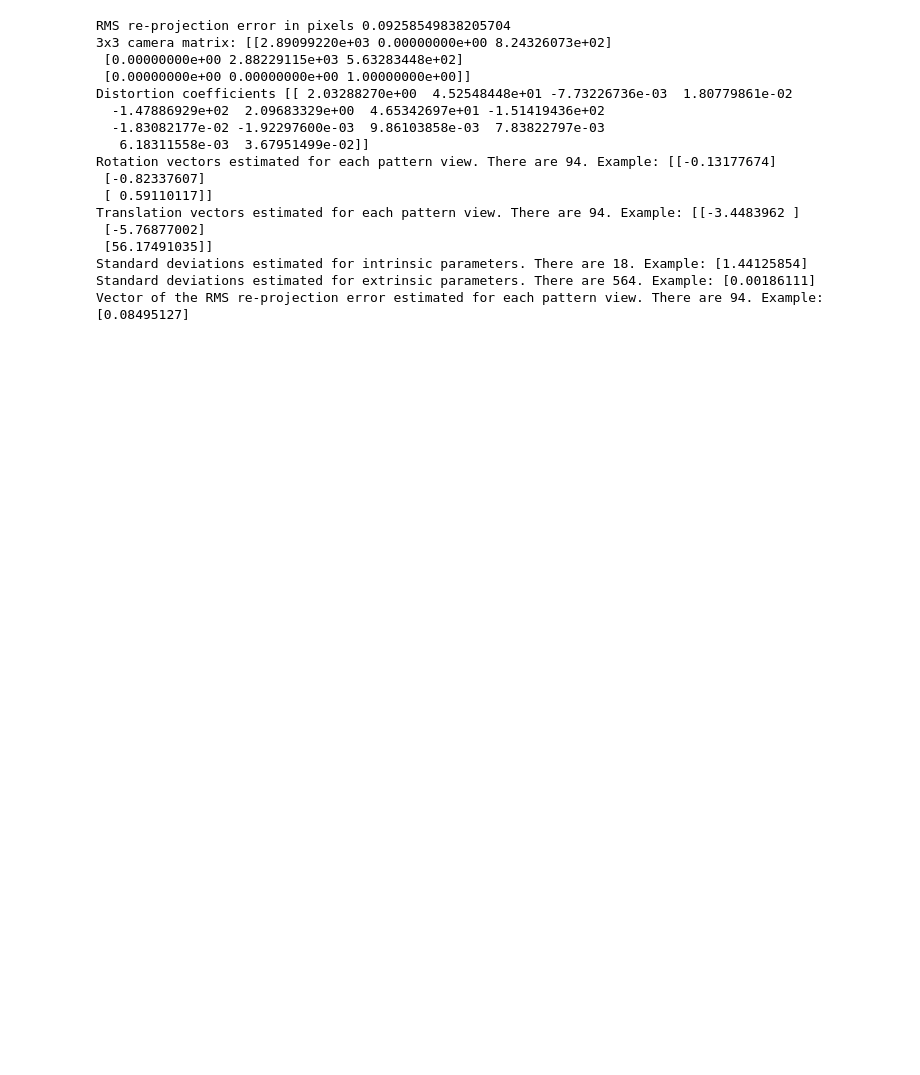
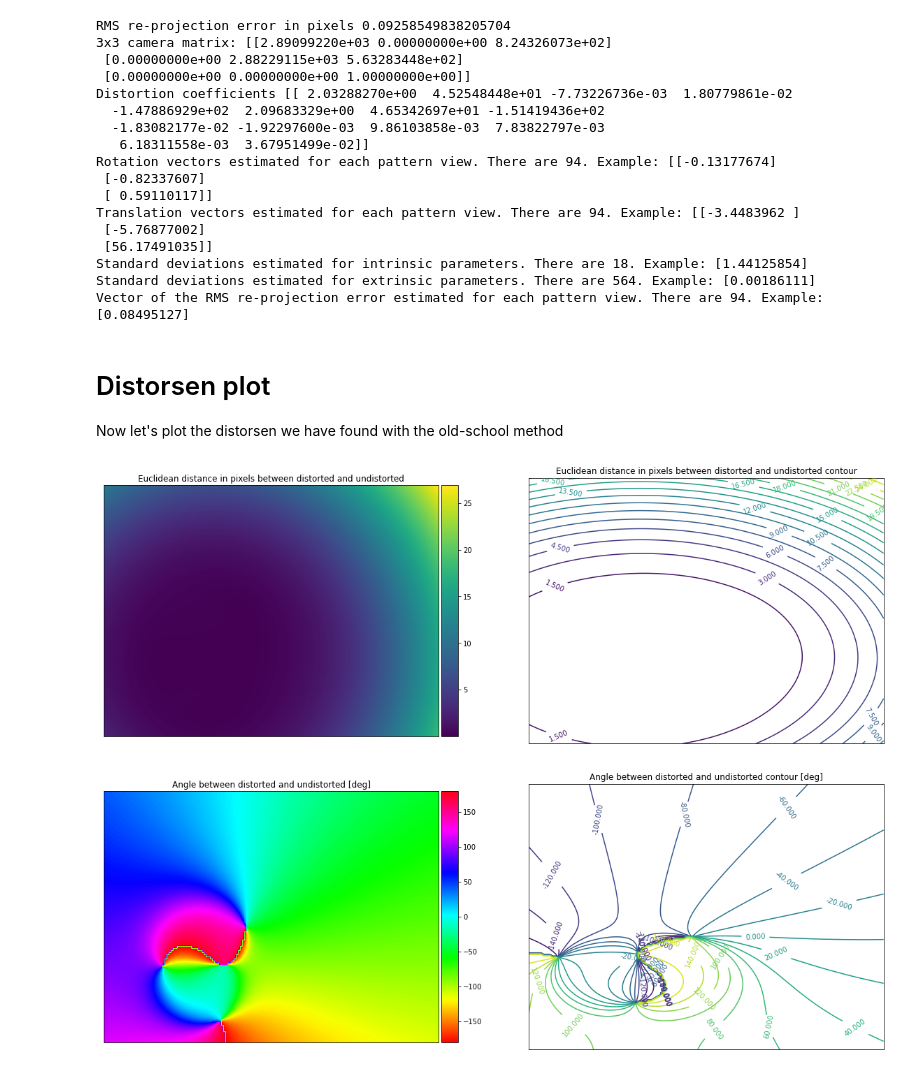
Before and after one commit to SimonLBSoerensen/Flexible-Camera-Calibration, a Jupyter notebook: Demos/OldSchoolCC.ipynb, the cells around one changed output. Cells and saved outputs as stored; diff of their text form; code cells hidden in the pictures; blank space fills up the shorter version.

Commit message:
OldSchoolCC distort plot

```diff
--- a/Demos/OldSchoolCC.ipynb
+++ b/Demos/OldSchoolCC.ipynb
@@ -54,7 +69,7 @@ The chessboard used in the dataset is a 12x12 chessboard so we sets the pattern_
 # %%
 pattern_size = (12, 12)
 # %%
-retval, cameraMatrix, distCoeffs, rvecs, tvecs, stdDeviationsIntrinsics, stdDeviationsExtrinsics, perViewErrors, obj_points, img_points = flexiblecc.OldSchoolCC.calibrate_camera(gray_cal_imgs, pattern_size, verbose=1)
+retval, cameraMatrix, distCoeffs, rvecs, tvecs, stdDeviationsIntrinsics, stdDeviationsExtrinsics, perViewErrors, obj_points, img_points = fcc.OldSchoolCC.calibrate_camera(gray_cal_imgs, pattern_size, verbose=1)
 # %% [output]
 Finding chessboard pattern in the images
 Doing camera calibrate
@@ -89,3 +104,11 @@ Translation vectors estimated for each pattern view. There are 94. Example: [[-3
 Standard deviations estimated for intrinsic parameters. There are 18. Example: [1.44125854]
 Standard deviations estimated for extrinsic parameters. There are 564. Example: [0.00186111]
 Vector of the RMS re-projection error estimated for each pattern view. There are 94. Example: [0.08495127]
+# %% [markdown]
+# Distorsen plot
+Now let's plot the distorsen we have found with the old-school method
+# %%
+fcc.OldSchoolCC.calibrate.plot_distort(cameraMatrix, distCoeffs, gray_cal_imgs[0].shape, contour_n_levels=20)
+# %% [output]
+[figure, added]
+[figure, added]
```
Also changed, not shown: parts of 2 cells of this notebook, 3 other files.
